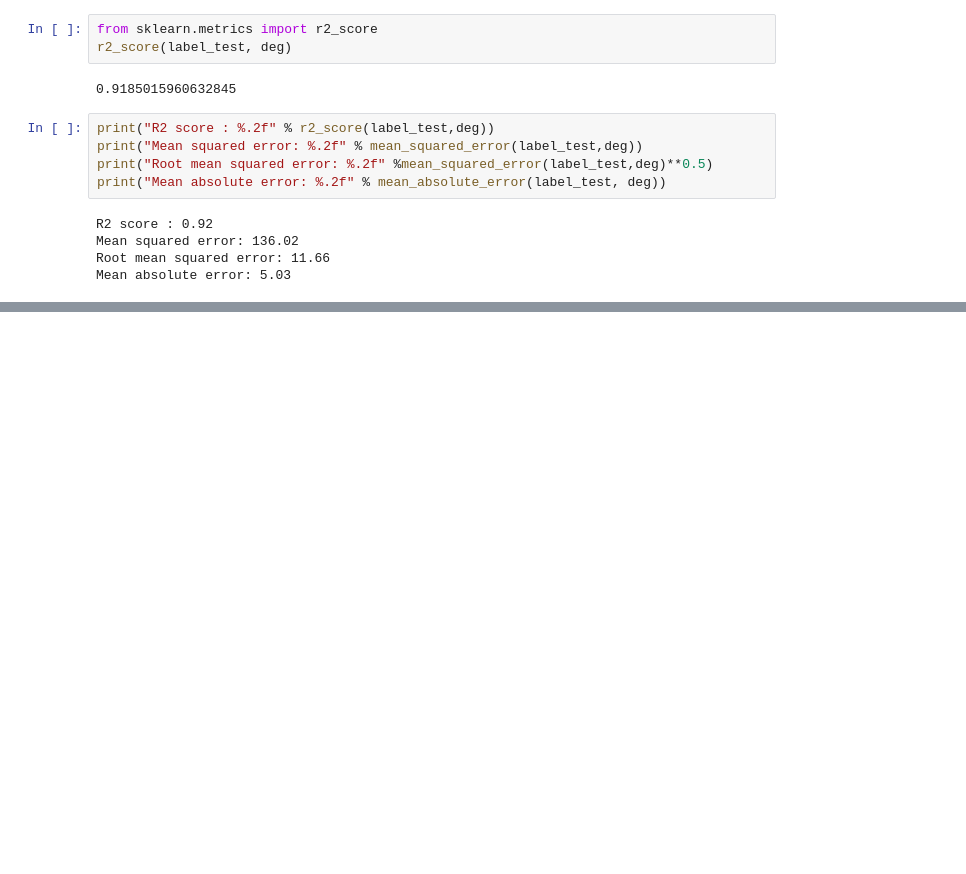
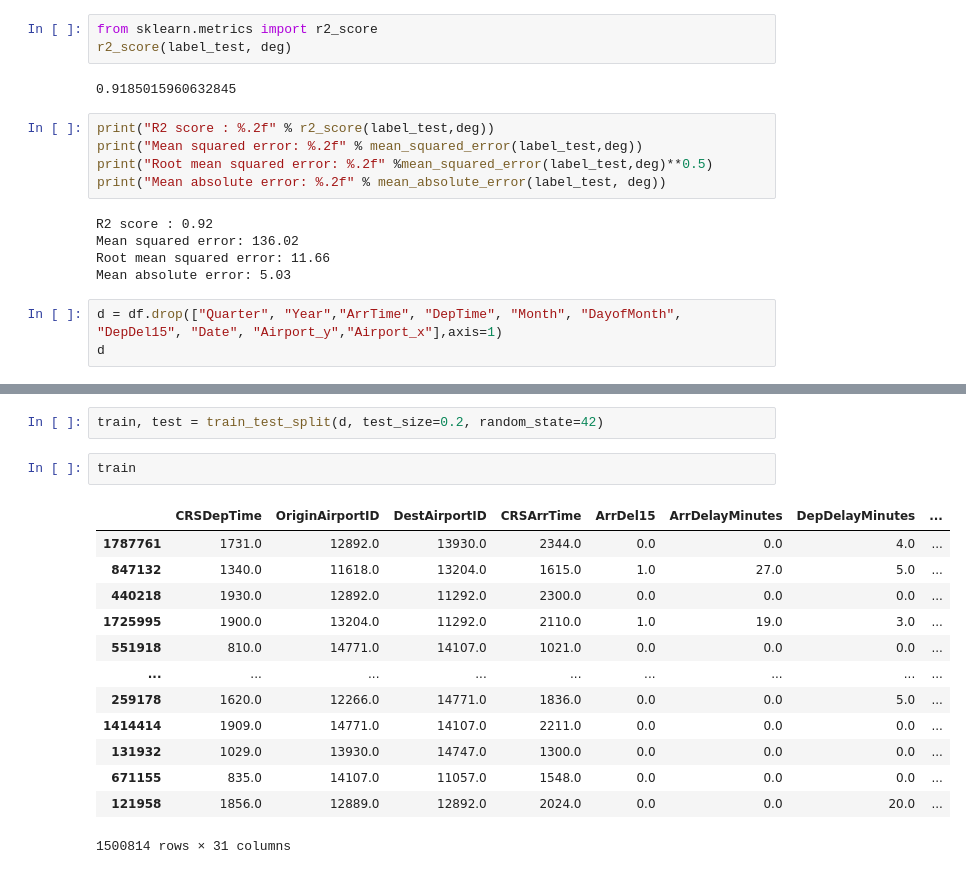
Before and after one commit to AMVamsi/Flight_Delay_Prediction, a Jupyter notebook: Project.ipynb, the cells around one changed output, grey strips where cells are left out. Drawn from its saved outputs; the diff is of its cells as text; blank space fills up the shorter version.

```diff
--- a/Project.ipynb
+++ b/Project.ipynb
@@ -1274,3 +1302,6 @@ R2 score : 0.92
 Mean squared error: 136.02
 Root mean squared error: 11.66
 Mean absolute error: 5.03
+# %%
+d = df.drop(["Quarter", "Year","ArrTime", "DepTime", "Month", "DayofMonth", "DepDel15", "Date", "Airport_y","Airport_x"],axis=1)
+d
@@ -1276,0 +1322,18 @@ Mean absolute error: 5.03
+# %%
+train, test = train_test_split(d, test_size=0.2, random_state=42)
+# %%
+train
+# %% [output]
+|  | CRSDepTime | OriginAirportID | DestAirportID | CRSArrTime | ArrDel15 | ArrDelayMinutes | DepDelayMinutes | ... |
+| 1787761 | 1731.0 | 12892.0 | 13930.0 | 2344.0 | 0.0 | 0.0 | 4.0 | ... |
+| 847132 | 1340.0 | 11618.0 | 13204.0 | 1615.0 | 1.0 | 27.0 | 5.0 | ... |
+| 440218 | 1930.0 | 12892.0 | 11292.0 | 2300.0 | 0.0 | 0.0 | 0.0 | ... |
+| 1725995 | 1900.0 | 13204.0 | 11292.0 | 2110.0 | 1.0 | 19.0 | 3.0 | ... |
+| 551918 | 810.0 | 14771.0 | 14107.0 | 1021.0 | 0.0 | 0.0 | 0.0 | ... |
+| ... | ... | ... | ... | ... | ... | ... | ... | ... |
+| 259178 | 1620.0 | 12266.0 | 14771.0 | 1836.0 | 0.0 | 0.0 | 5.0 | ... |
+| 1414414 | 1909.0 | 14771.0 | 14107.0 | 2211.0 | 0.0 | 0.0 | 0.0 | ... |
+| 131932 | 1029.0 | 13930.0 | 14747.0 | 1300.0 | 0.0 | 0.0 | 0.0 | ... |
+| 671155 | 835.0 | 14107.0 | 11057.0 | 1548.0 | 0.0 | 0.0 | 0.0 | ... |
+| 121958 | 1856.0 | 12889.0 | 12892.0 | 2024.0 | 0.0 | 0.0 | 20.0 | ... |
+1500814 rows × 31 columns
```
Also changed, not shown: parts of 19 cells of this notebook.
